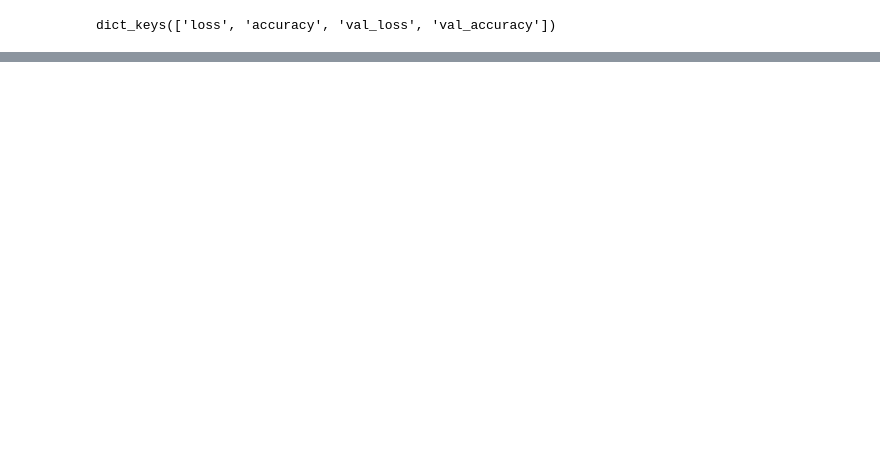
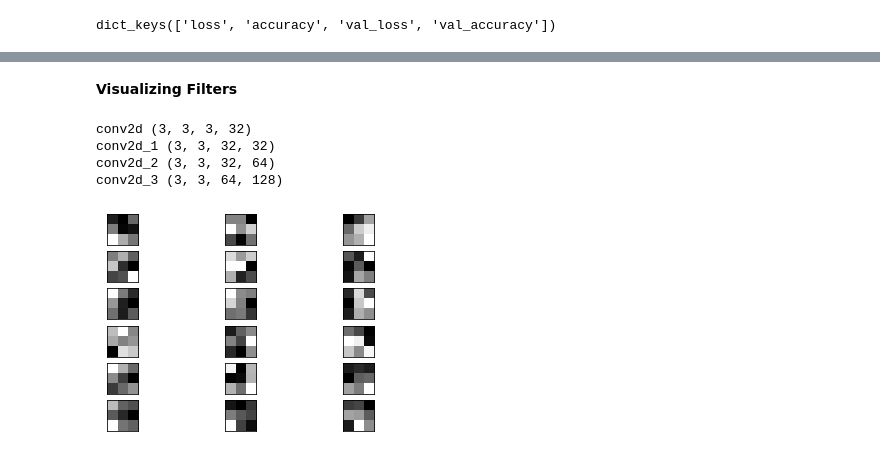
Before and after one commit to ngun7/Skin-Cancer-Detection, a Jupyter notebook: Skin_cancer.ipynb, the cells around one changed output, grey strips where cells are left out. Cells and saved outputs as stored; diff of their text form; code cells hidden in the pictures; blank space fills up the shorter version.

```diff
--- a/Skin_cancer.ipynb
+++ b/Skin_cancer.ipynb
@@ -315,0 +389,46 @@ plt.show()
+# %% [markdown]
+**Visualizing Filters**
+# %%
+for layer in model.layers:
+	# check for convolutional layer
+	if 'conv' not in layer.name:
+		continue
+	# get filter weights
+	filters, biases = layer.get_weights()
+	print(layer.name, filters.shape)
+# %% [output]
+conv2d (3, 3, 3, 32)
+conv2d_1 (3, 3, 32, 32)
+conv2d_2 (3, 3, 32, 64)
+conv2d_3 (3, 3, 64, 128)
+# %%
+layer_dict = dict([(layer.name, layer) for layer in model.layers])
+
+layer_name = 'conv2d_3'
+filter_index = 0 # Which filter in this block would you like to visualise?
+
+# Grab the filters and biases for that layer
+filters, biases = layer_dict[layer_name].get_weights()
+
+# Normalize filter values to a range of 0 to 1 so we can visualize them
+f_min, f_max = np.amin(filters), np.amax(filters)
+filters = (filters - f_min) / (f_max - f_min)
+
+# Plot first few filters
+n_filters, index = 6, 1
+for i in range(n_filters):
+    f = filters[:, :, :, i]
+
+    # Plot each channel separately
+    for j in range(3):
+
+        ax = plt.subplot(n_filters, 3, index)
+        ax.set_xticks([])
+        ax.set_yticks([])
+
+        plt.imshow(f[:, :, j], cmap='gray')
+        index += 1
+
+plt.show()
+# %% [output]
+[figure, added]
```
Also changed, not shown: parts of 16 cells of this notebook.
